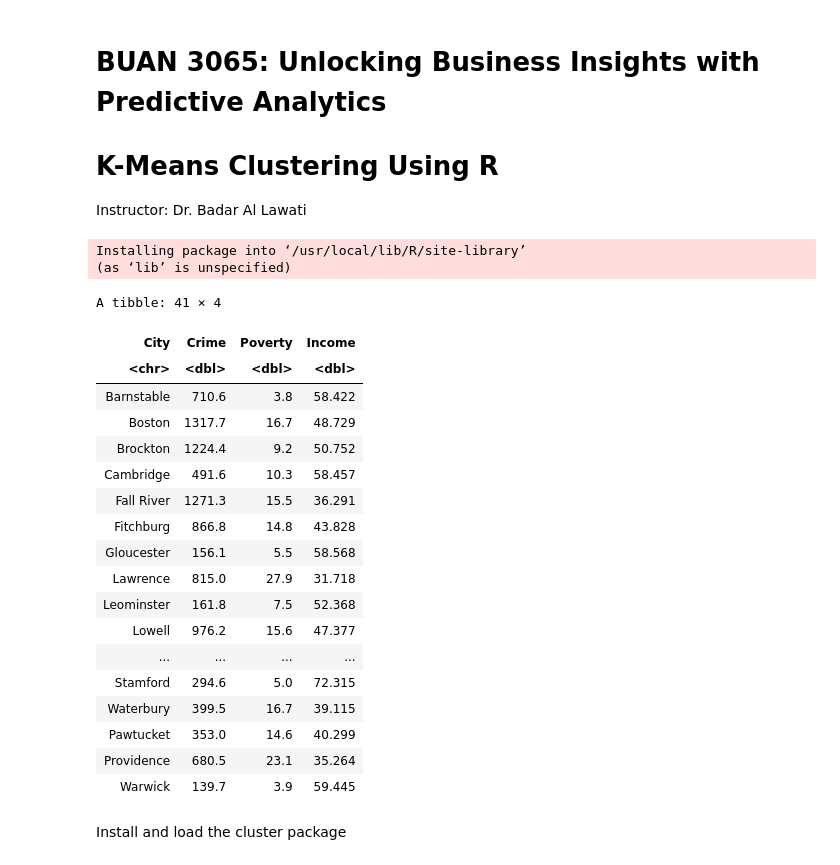
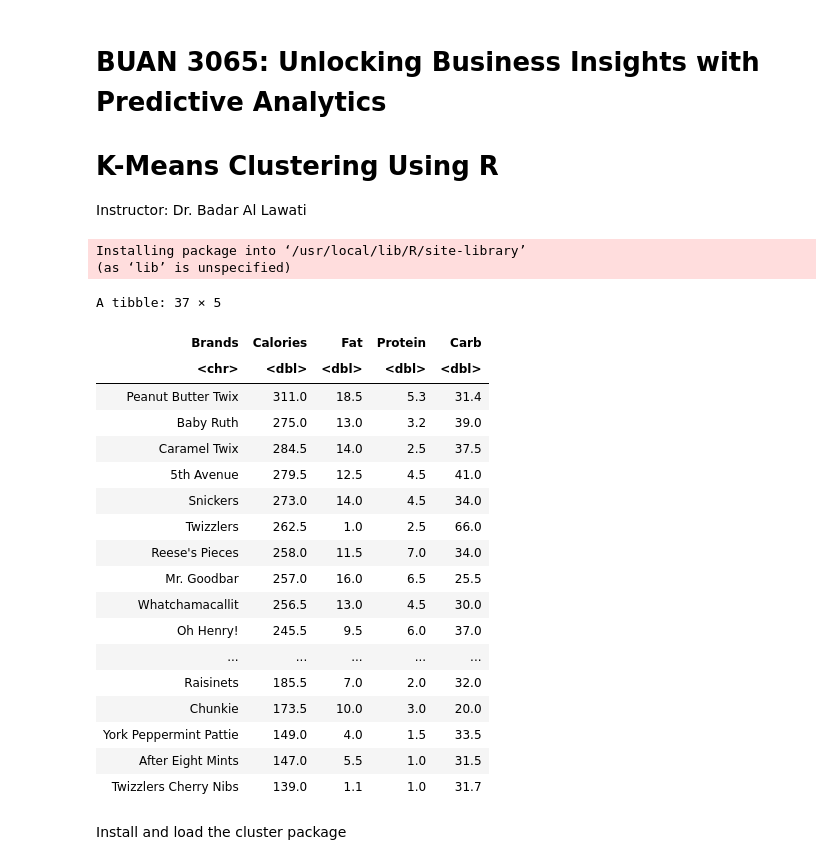
Before and after one commit to ibader85/PredictiveAnalytics, a Jupyter notebook: 25_K_Means_Clustering_Using_R.ipynb, the cells around one changed output. Saved outputs shown, nothing was run; the diff lists cells and outputs as text; code cells hidden in the pictures.

```diff
--- a/25_K_Means_Clustering_Using_R.ipynb
+++ b/25_K_Means_Clustering_Using_R.ipynb
@@ -10,31 +10,31 @@ Instructor: Dr. Badar Al Lawati
 # %%
 install.packages("readxl")
 library(readxl)
 
-myData <- read_excel("/content/Cities.xlsx")
+myData <- read_excel("/content/CandyBars.xlsx")
 myData
 # %% [output]
 Installing package into ‘/usr/local/lib/R/site-library’
 (as ‘lib’ is unspecified)
-A tibble: 41 × 4
+A tibble: 37 × 5
-| City | Crime | Poverty | Income |
-| <chr> | <dbl> | <dbl> | <dbl> |
-| Barnstable | 710.6 | 3.8 | 58.422 |
-| Boston | 1317.7 | 16.7 | 48.729 |
-| Brockton | 1224.4 | 9.2 | 50.752 |
-| Cambridge | 491.6 | 10.3 | 58.457 |
-| Fall River | 1271.3 | 15.5 | 36.291 |
-| Fitchburg | 866.8 | 14.8 | 43.828 |
-| Gloucester | 156.1 | 5.5 | 58.568 |
-| Lawrence | 815.0 | 27.9 | 31.718 |
-| Leominster | 161.8 | 7.5 | 52.368 |
-| Lowell | 976.2 | 15.6 | 47.377 |
-| ... | ... | ... | ... |
-| Stamford | 294.6 | 5.0 | 72.315 |
-| Waterbury | 399.5 | 16.7 | 39.115 |
-| Pawtucket | 353.0 | 14.6 | 40.299 |
-| Providence | 680.5 | 23.1 | 35.264 |
-| Warwick | 139.7 | 3.9 | 59.445 |
+| Brands | Calories | Fat | Protein | Carb |
+| <chr> | <dbl> | <dbl> | <dbl> | <dbl> |
+| Peanut Butter Twix | 311.0 | 18.5 | 5.3 | 31.4 |
+| Baby Ruth | 275.0 | 13.0 | 3.2 | 39.0 |
+| Caramel Twix | 284.5 | 14.0 | 2.5 | 37.5 |
+| 5th Avenue | 279.5 | 12.5 | 4.5 | 41.0 |
+| Snickers | 273.0 | 14.0 | 4.5 | 34.0 |
+| Twizzlers | 262.5 | 1.0 | 2.5 | 66.0 |
+| Reese's Pieces | 258.0 | 11.5 | 7.0 | 34.0 |
+| Mr. Goodbar | 257.0 | 16.0 | 6.5 | 25.5 |
+| Whatchamacallit | 256.5 | 13.0 | 4.5 | 30.0 |
+| Oh Henry! | 245.5 | 9.5 | 6.0 | 37.0 |
+| ... | ... | ... | ... | ... |
+| Raisinets | 185.5 | 7.0 | 2.0 | 32.0 |
+| Chunkie | 173.5 | 10.0 | 3.0 | 20.0 |
+| York Peppermint Pattie | 149.0 | 4.0 | 1.5 | 33.5 |
+| After Eight Mints | 147.0 | 5.5 | 1.0 | 31.5 |
+| Twizzlers Cherry Nibs | 139.0 | 1.1 | 1.0 | 31.7 |
 # %% [markdown]
 Install and load the cluster package
 # %%
```
Also changed, not shown: parts of 3 cells of this notebook.
